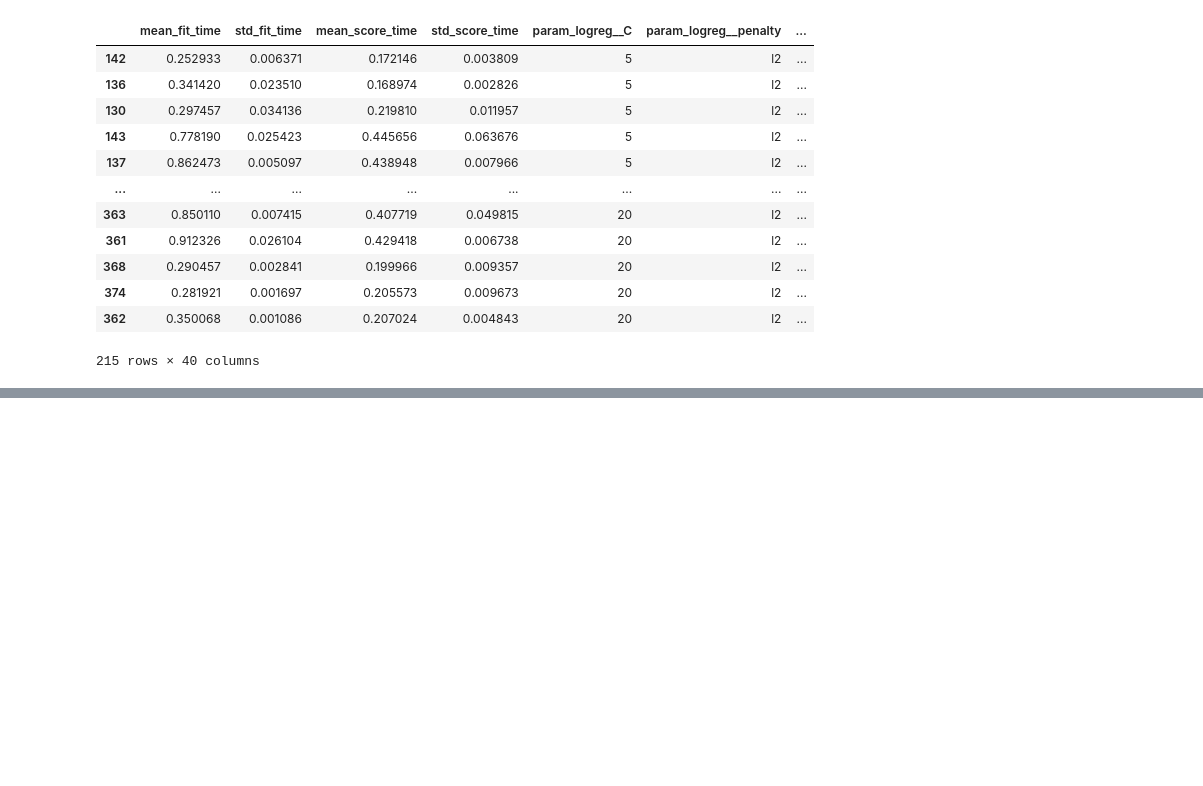
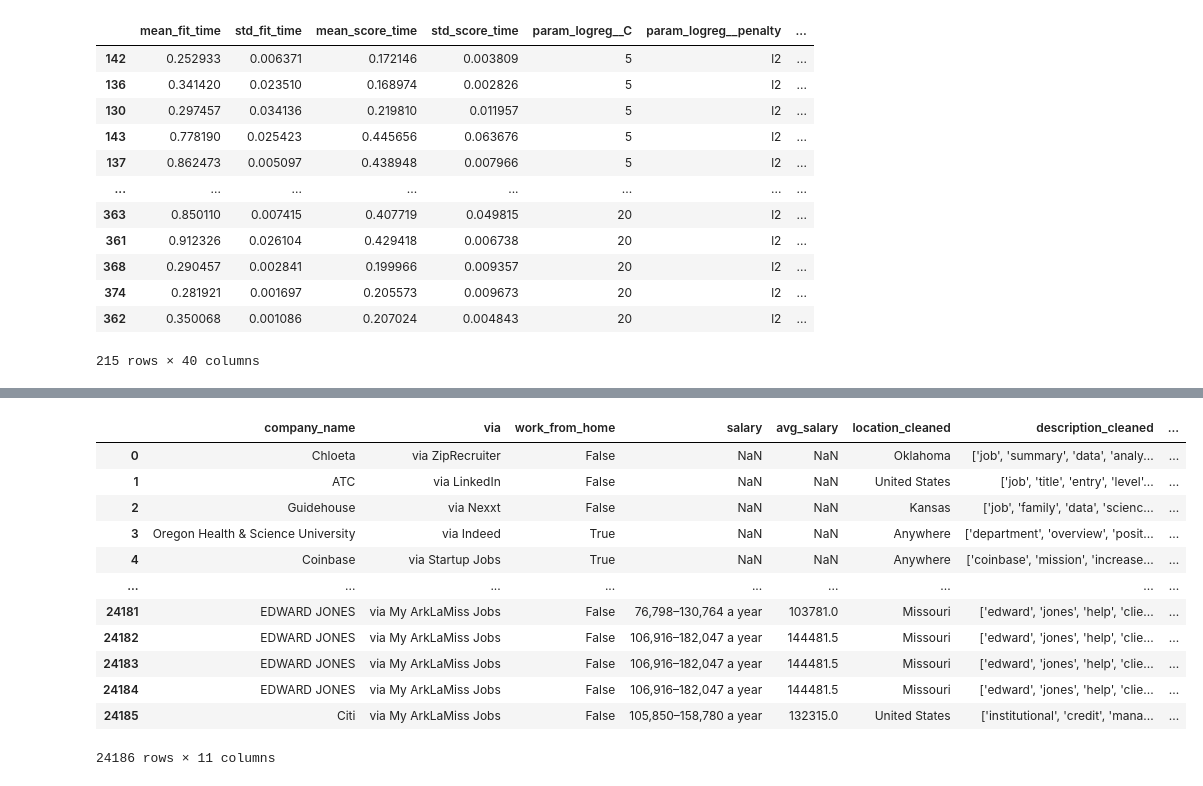
Before and after one commit to Decoding-Data-Jobs/data-jobs-project, a Jupyter notebook: schmitz_working/schmitz_draft2.ipynb, the cells around one changed output, grey strips where cells are left out. Drawn from its saved outputs; the diff is of its cells as text; code cells hidden in the pictures; blank space fills up the shorter version.

```diff
--- a/schmitz_working/schmitz_draft2.ipynb
+++ b/schmitz_working/schmitz_draft2.ipynb
@@ -2409,0 +2557,16 @@ results[
+# %%
+jobs_df_cleaned
+# %% [output]
+|  | company_name | via | work_from_home | salary | avg_salary | location_cleaned | description_cleaned | ... |
+| 0 | Chloeta | via ZipRecruiter | False | NaN | NaN | Oklahoma | ['job', 'summary', 'data', 'analy... | ... |
+| 1 | ATC | via LinkedIn | False | NaN | NaN | United States | ['job', 'title', 'entry', 'level'... | ... |
+| 2 | Guidehouse | via Nexxt | False | NaN | NaN | Kansas | ['job', 'family', 'data', 'scienc... | ... |
+| 3 | Oregon Health & Science University | via Indeed | True | NaN | NaN | Anywhere | ['department', 'overview', 'posit... | ... |
+| 4 | Coinbase | via Startup Jobs | True | NaN | NaN | Anywhere | ['coinbase', 'mission', 'increase... | ... |
+| ... | ... | ... | ... | ... | ... | ... | ... | ... |
+| 24181 | EDWARD JONES | via My ArkLaMiss Jobs | False | 76,798–130,764 a year | 103781.0 | Missouri | ['edward', 'jones', 'help', 'clie... | ... |
+| 24182 | EDWARD JONES | via My ArkLaMiss Jobs | False | 106,916–182,047 a year | 144481.5 | Missouri | ['edward', 'jones', 'help', 'clie... | ... |
+| 24183 | EDWARD JONES | via My ArkLaMiss Jobs | False | 106,916–182,047 a year | 144481.5 | Missouri | ['edward', 'jones', 'help', 'clie... | ... |
+| 24184 | EDWARD JONES | via My ArkLaMiss Jobs | False | 106,916–182,047 a year | 144481.5 | Missouri | ['edward', 'jones', 'help', 'clie... | ... |
+| 24185 | Citi | via My ArkLaMiss Jobs | False | 105,850–158,780 a year | 132315.0 | United States | ['institutional', 'credit', 'mana... | ... |
+24186 rows × 11 columns
```
Also changed, not shown: parts of 19 cells of this notebook, 2 other files.
